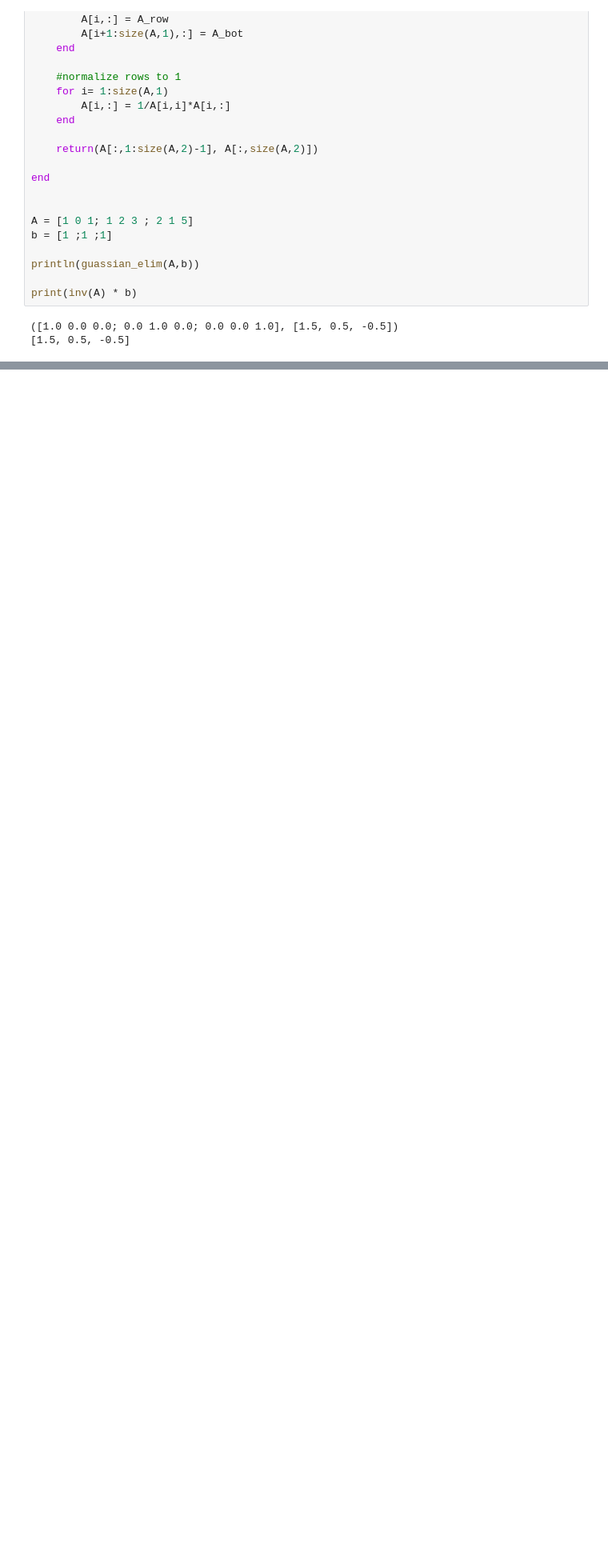
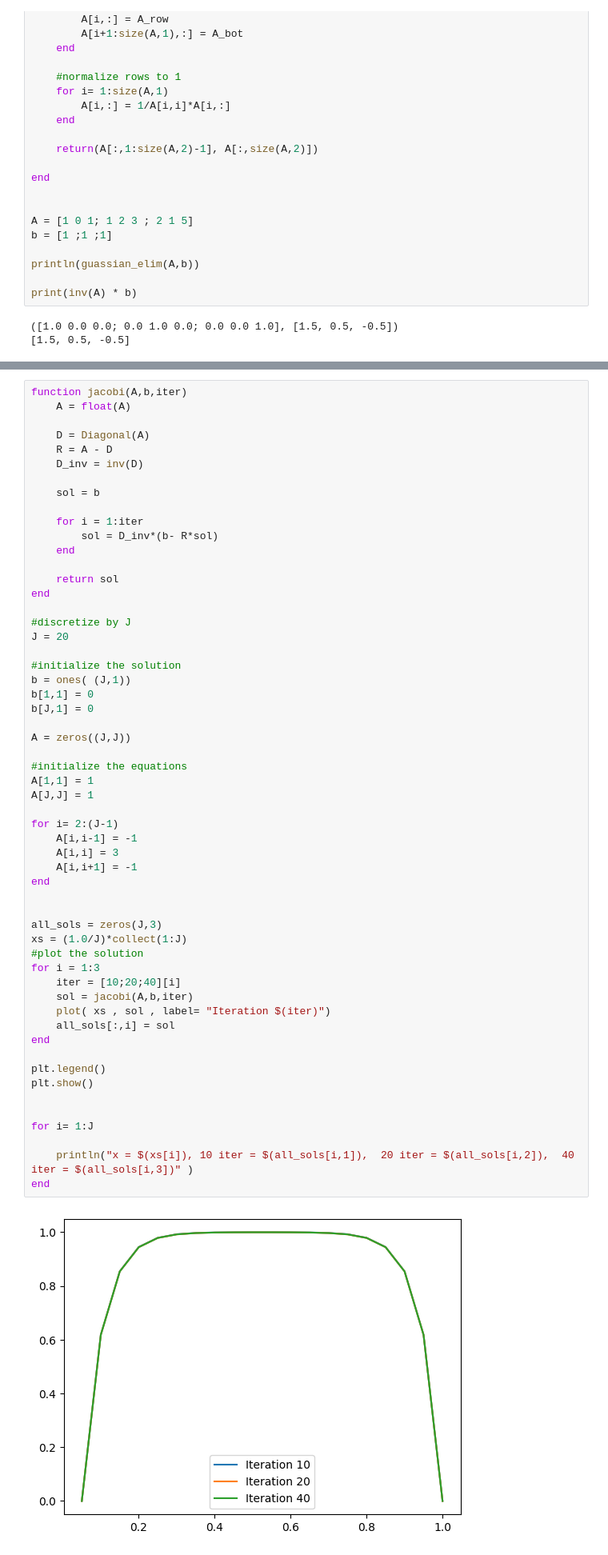
Before and after one commit to ericschulman/numerical, a Jupyter notebook: homework1.ipynb, the cells around one changed output, grey strips where cells are left out. Shown at 80% size. Cells and saved outputs as stored; diff of their text form; blank space fills up the shorter version.

```diff
--- a/homework1.ipynb
+++ b/homework1.ipynb
@@ -221,0 +181,58 @@ end
+# %%
+function jacobi(A,b,iter)
+    A = float(A)
+
+    D = Diagonal(A)
+    R = A - D
+    D_inv = inv(D)
+
+    sol = b
+
+    for i = 1:iter
+        sol = D_inv*(b- R*sol)
+    end
+
+    return sol
+end
+
+#discretize by J
+J = 20
+
+#initialize the solution
+b = ones( (J,1))
+b[1,1] = 0
+b[J,1] = 0
+
+A = zeros((J,J))
+
+#initialize the equations
+A[1,1] = 1
+A[J,J] = 1
+
+for i= 2:(J-1)
+    A[i,i-1] = -1
+    A[i,i] = 3
+    A[i,i+1] = -1
+end
+
+
+all_sols = zeros(J,3)
+xs = (1.0/J)*collect(1:J)
+#plot the solution
+for i = 1:3
+    iter = [10;20;40][i]
+    sol = jacobi(A,b,iter)
+    plot( xs , sol , label= "Iteration $(iter)")
+    all_sols[:,i] = sol
+end
+
+plt.legend()
+plt.show()
+
+
+for i= 1:J
+
+    println("x = $(xs[i]), 10 iter = $(all_sols[i,1]),  20 iter = $(all_sols[i,2]),  40 iter = $(all_sols[i,3])" )
+end
+# %% [output]
+[figure, added]
```
Also changed, not shown: parts of 5 cells of this notebook.
